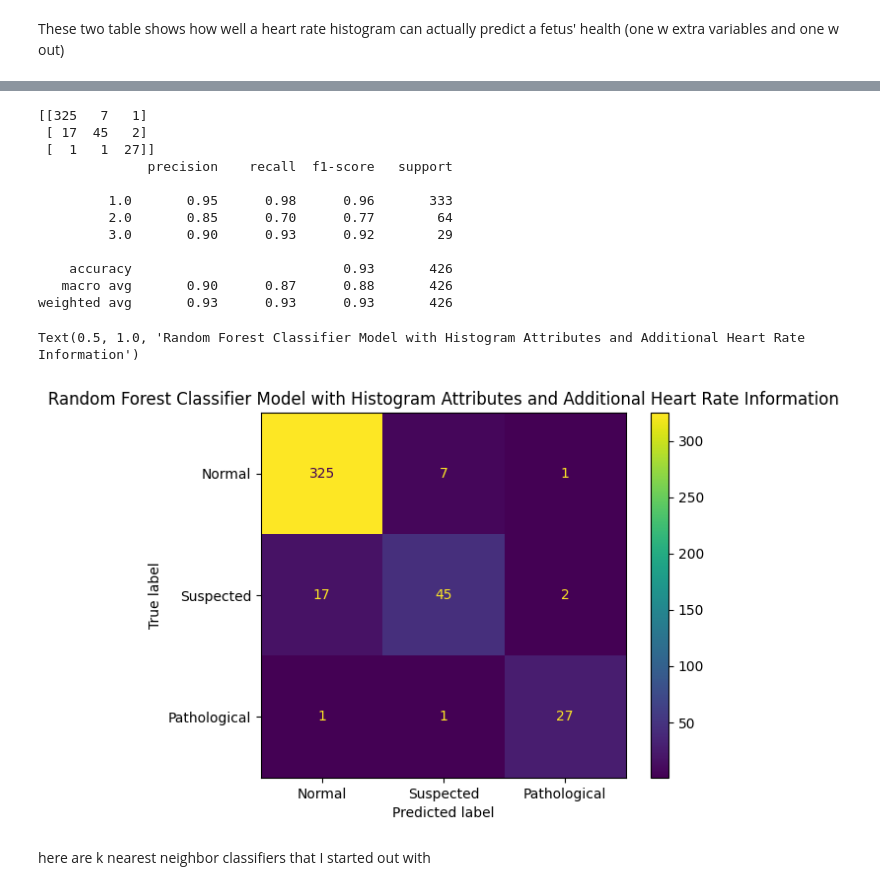
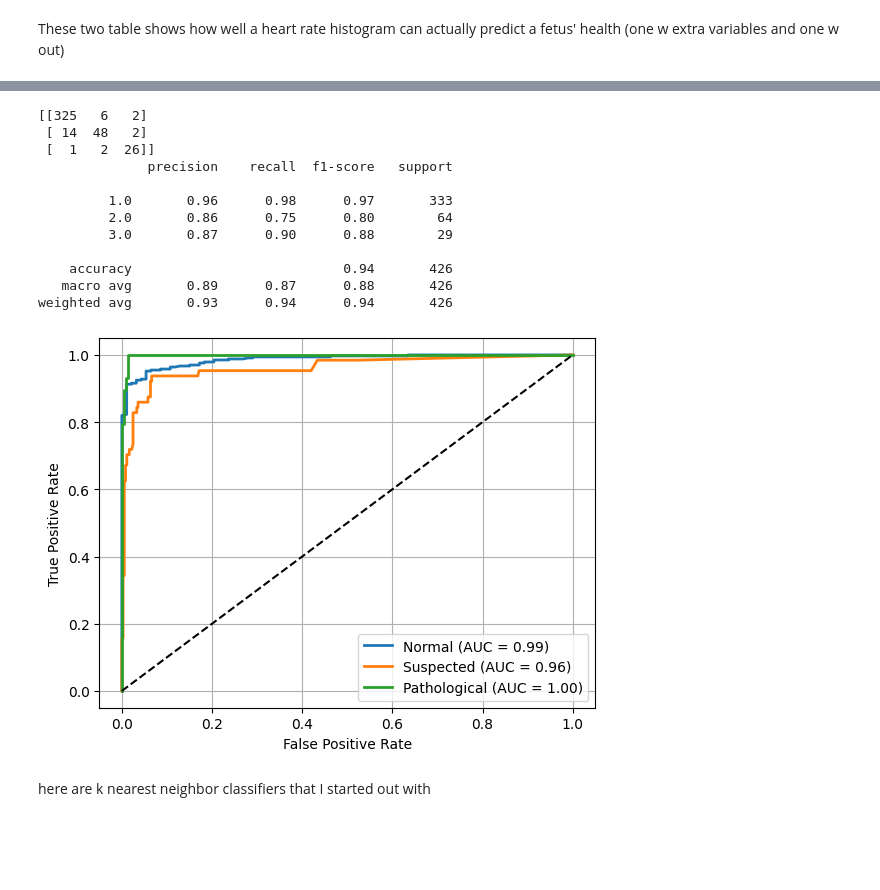
Before and after one commit to ellaodinec/EllaOdinec, a Jupyter notebook: Ella_Odinec_Data_Science_Research_Final_Code.ipynb, the cells around one changed output, grey strips where cells are left out. Drawn from its saved outputs; the diff is of its cells as text; code cells hidden in the pictures; blank space fills up the shorter version.

```diff
--- a/Ella_Odinec_Data_Science_Research_Final_Code.ipynb
+++ b/Ella_Odinec_Data_Science_Research_Final_Code.ipynb
@@ -1348,38 +1375,58 @@ Text(0.5, 1.0, 'Random Forest Classifier Model with Only Histogram Attributes')
 # %%
 #with accelerations, decelerations, baseline value, and variability
 
 X = df[['histogram_width', 'histogram_min', 'histogram_max', 'histogram_number_of_peaks', 'histogram_number_of_zeroes', 'histogram_mode', 'histogram_mean', 'histogram_median', 'histogram_variance', 'histogram_tendency', 'percentage_of_time_with_abnormal_long_term_variability', 'abnormal_short_term_variability', 'accelerations', 'light_decelerations', 'severe_decelerations', 'prolongued_decelerations', 'baseline value', 'baseline value']]
 y = df['fetal_health']
 
 X_train, X_test, y_train, y_test = train_test_split(X, y, test_size=0.2, random_state=42)
 
 model = RandomForestClassifier()
 model.fit(X_train, y_train)
 
 y_pred = model.predict(X_test)
 
 accuracy = accuracy_score(y_test, y_pred)
 conf_matrix = confusion_matrix(y_test, y_pred)
 
+
+y_test_binarized = label_binarize(y_test, classes=[1, 2, 3])
+n_classes=y_test_binarized.shape[1]
+
+classifier= OneVsRestClassifier(RandomForestClassifier())
+classifier.fit(X_train, y_train)
+
+y_score = classifier.predict_proba(X_test)
+
 print(confusion_matrix(y_test, y_pred))
 print(classification_report(y_test, y_pred))
-metrics.ConfusionMatrixDisplay.from_predictions(y_test, y_pred, display_labels=["Normal", "Suspected", "Pathological"])
-plt.title("Random Forest Classifier Model with Histogram Attributes and Additional Heart Rate Information")
+
+labels = ['Normal', 'Suspected', 'Pathological']
+
+for i  in range(n_classes):
+    fpr, tpr, _ = roc_curve(y_test_binarized[:, i], y_score[:, i])
+    roc_auc = auc(fpr, tpr)
+    plt.plot(fpr, tpr, lw=2, label=f'{labels[i]} (AUC = {roc_auc:.2f})')
+
+plt.plot([0,1], [0,1], 'k--')
+plt.xlabel('False Positive Rate')
+plt.ylabel('True Positive Rate')
+plt.legend(loc='lower right')
+plt.grid(True)
+plt.show()
 # %% [output]
-[[325   7   1]
- [ 17  45   2]
- [  1   1  27]]
+[[325   6   2]
+ [ 14  48   2]
+ [  1   2  26]]
               precision    recall  f1-score   support
 
-         1.0       0.95      0.98      0.96       333
-         2.0       0.85      0.70      0.77        64
-         3.0       0.90      0.93      0.92        29
+         1.0       0.96      0.98      0.97       333
+         2.0       0.86      0.75      0.80        64
+         3.0       0.87      0.90      0.88        29
 
-    accuracy                           0.93       426
-   macro avg       0.90      0.87      0.88       426
-weighted avg       0.93      0.93      0.93       426
+    accuracy                           0.94       426
+   macro avg       0.89      0.87      0.88       426
+weighted avg       0.93      0.94      0.94       426
-Text(0.5, 1.0, 'Random Forest Classifier Model with Histogram Attributes and Additional Heart Rate Information')
-[figure, old version]
+[figure, new version]
 # %% [markdown]
 here are k nearest neighbor classifiers that I started out with
 # %% [markdown]
```
Also changed, not shown: parts of 14 cells of this notebook.
